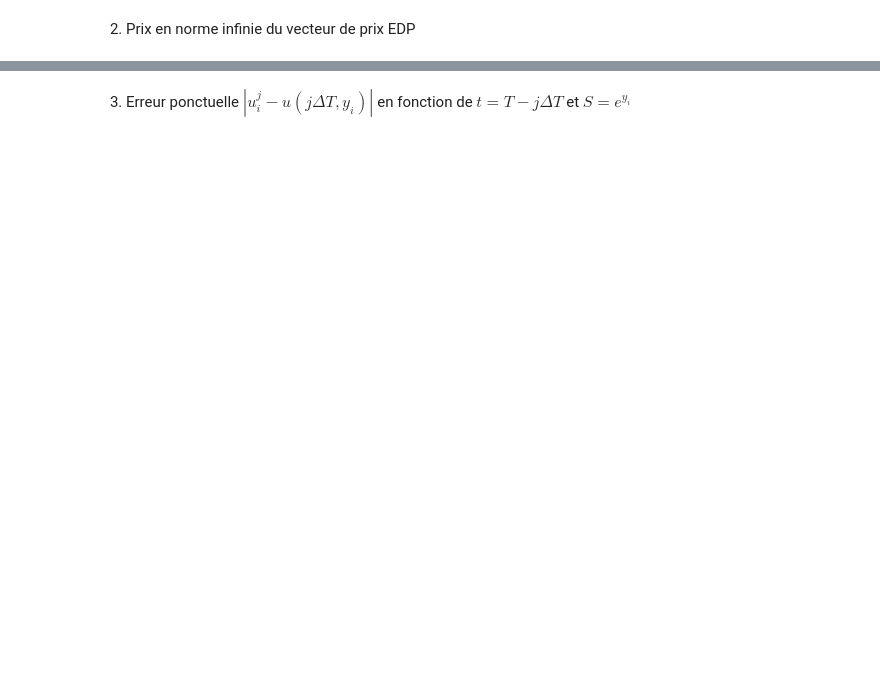
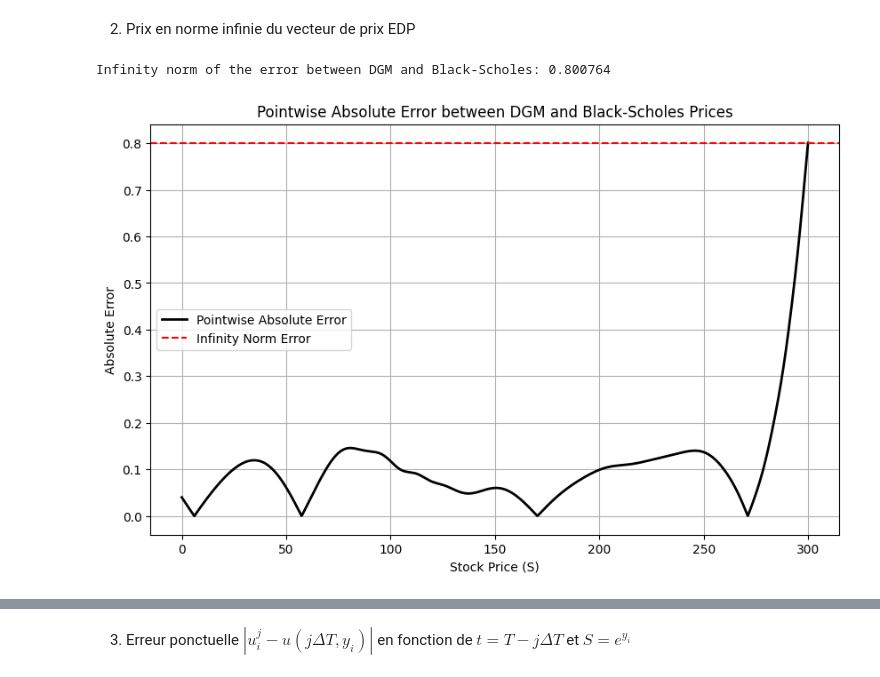
Before and after one commit to adonis107/MDS-MSF, a Jupyter notebook: MSF-QIV-JAMAL-ELKBADI-KAPOTOS.ipynb, the cells around one changed output, grey strips where cells are left out. Saved outputs shown, nothing was run; the diff lists cells and outputs as text; code cells hidden in the pictures; blank space fills up the shorter version.

```diff
--- a/MSF-QIV-JAMAL-ELKBADI-KAPOTOS.ipynb
+++ b/MSF-QIV-JAMAL-ELKBADI-KAPOTOS.ipynb
@@ -339,2 +515,35 @@ De plus, l'erreur diminue à mesure que l'on s'éloigne de la maturité, car la
 # %% [markdown]
 2. Prix en norme infinie du vecteur de prix EDP
+# %%
+S_fine = np.linspace(S_min, S_max, 1000)
+t_fine = np.zeros_like(S_fine)
+
+# Prediction
+model.eval()
+with torch.no_grad():
+    P_dgm_fine = model(torch.FloatTensor(t_fine.reshape(-1, 1)).to(device),
+                       torch.FloatTensor(S_fine.reshape(-1, 1)).to(device)).cpu().numpy().flatten()
+
+P_exact_fine = black_scholes_call_price(S_fine, K, T, r, sigma)
+
+# Pointwise error
+pointwise_error = np.abs(P_dgm_fine - P_exact_fine)
+
+# Infinity norm
+infinity_norm_error = np.max(pointwise_error)
+
+print(f"Infinity norm of the error between DGM and Black-Scholes: {infinity_norm_error:.6f}")
+
+# Plot
+plt.figure(figsize=(10, 6))
+plt.plot(S_fine, pointwise_error, 'k-', label='Pointwise Absolute Error', linewidth=2)
+plt.axhline(y=infinity_norm_error, color='r', linestyle='--', label='Infinity Norm Error')
+plt.xlabel('Stock Price (S)')
+plt.ylabel('Absolute Error')
+plt.title('Pointwise Absolute Error between DGM and Black-Scholes Prices')
+plt.legend()
+plt.grid(True)
+plt.show()
+# %% [output]
+Infinity norm of the error between DGM and Black-Scholes: 0.800764
+[figure, added]
```
Also changed, not shown: parts of 27 cells of this notebook, 2 other files.
